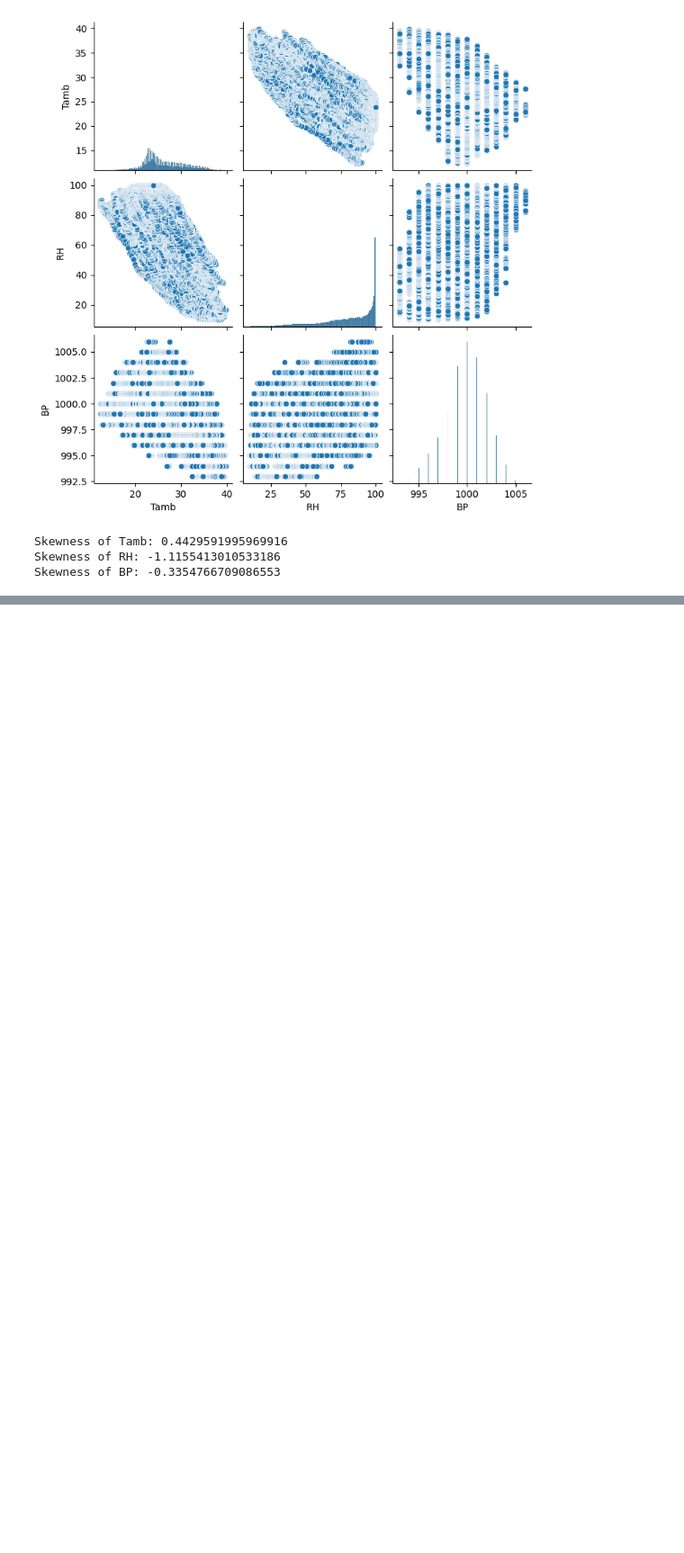
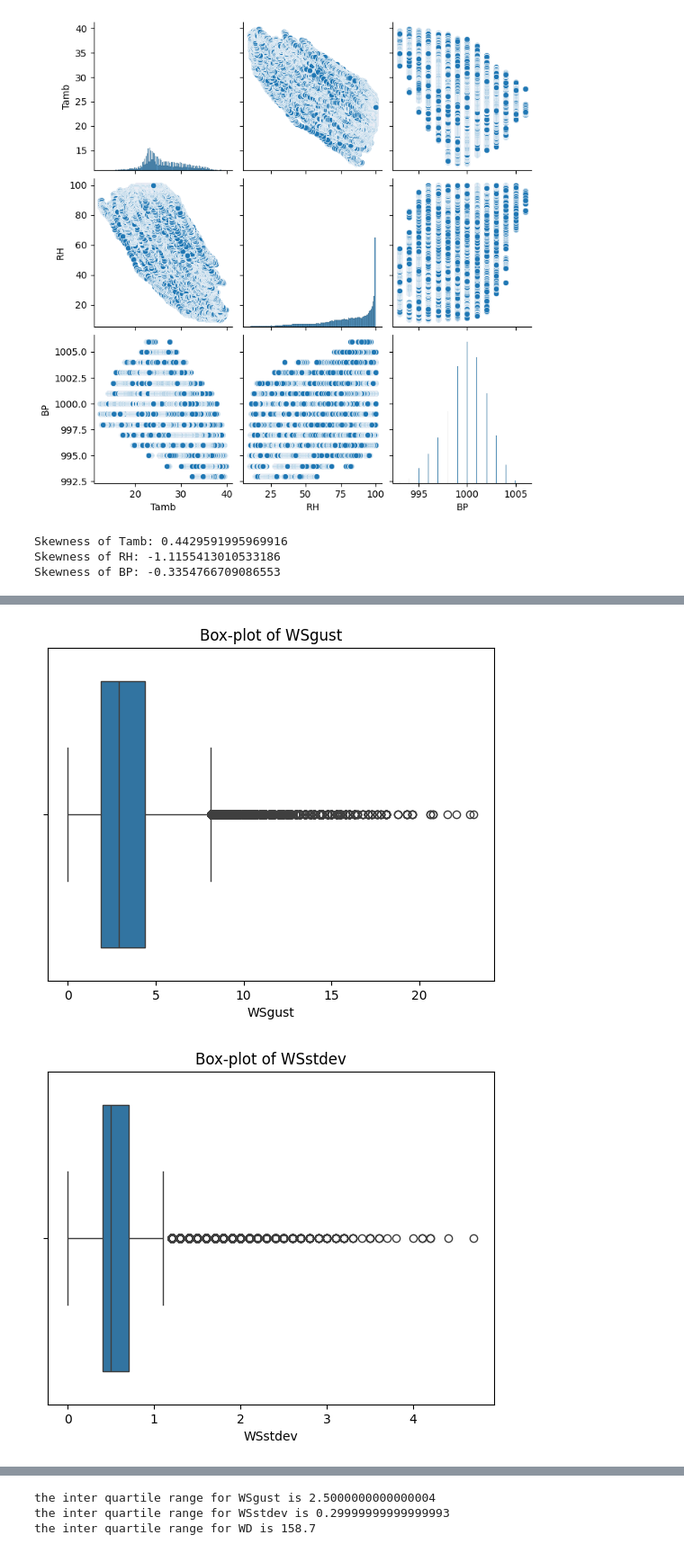
Before and after one commit to ibso99/Solar_radiation_measurment_data_analysis, a Jupyter notebook: Notebook/EDA.ipynb, the cells around one changed output, grey strips where cells are left out. Shown at 90% size. Drawn from its saved outputs; the diff is of its cells as text; code cells hidden in the pictures; blank space fills up the shorter version.

```diff
--- a/Notebook/EDA.ipynb
+++ b/Notebook/EDA.ipynb
@@ -331,0 +442,9 @@ Skewness of BP: -0.3354766709086553
+# %%
+# Identifying Outliers using Box-plot
+for colname in ['WSgust', 'WSstdev', 'WD']:
+    sns.boxplot(x=togo_dataset[colname])
+    plt.title(f'Box-plot of {colname}')
+    plt.show()
+# %% [output]
+[figure, added]
+[figure, added]
@@ -331,0 +452,10 @@ Skewness of BP: -0.3354766709086553
+# %%
+# Or Detecting outliers using IQR for the following three variables from the dataset
+for colname in ['WSgust', 'WSstdev', 'WD']:
+    Qr1 = togo_dataset[colname].quantile(0.25)
+    Qr3 = togo_dataset[colname].quantile(0.75)
+    print(f'the inter quartile range for {colname} is {Qr3 - Qr1}')
+# %% [output]
+the inter quartile range for WSgust is 2.5000000000000004
+the inter quartile range for WSstdev is 0.29999999999999993
+the inter quartile range for WD is 158.7
```
Also changed, not shown: parts of 13 cells of this notebook.
